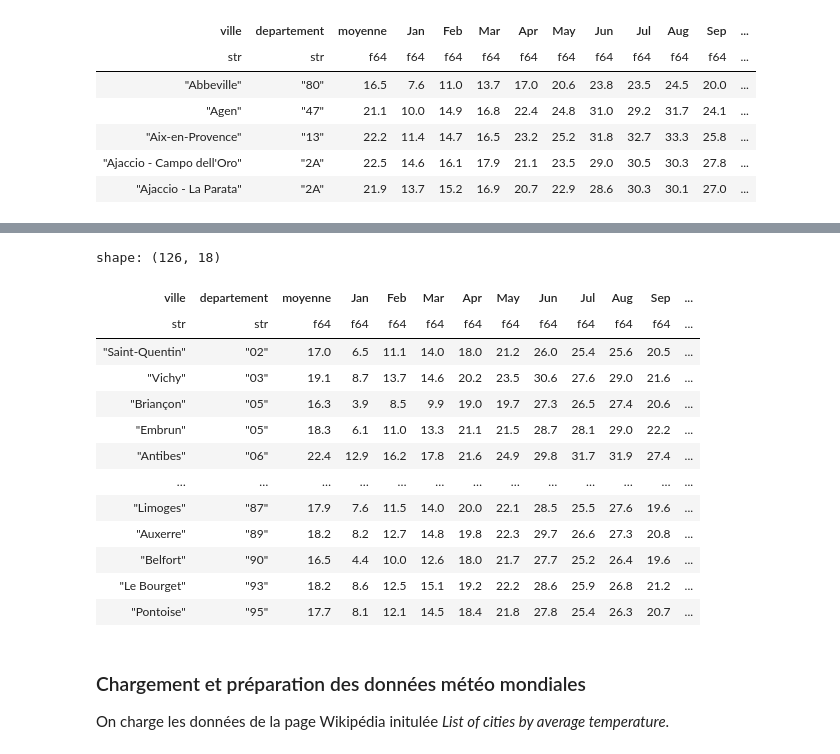
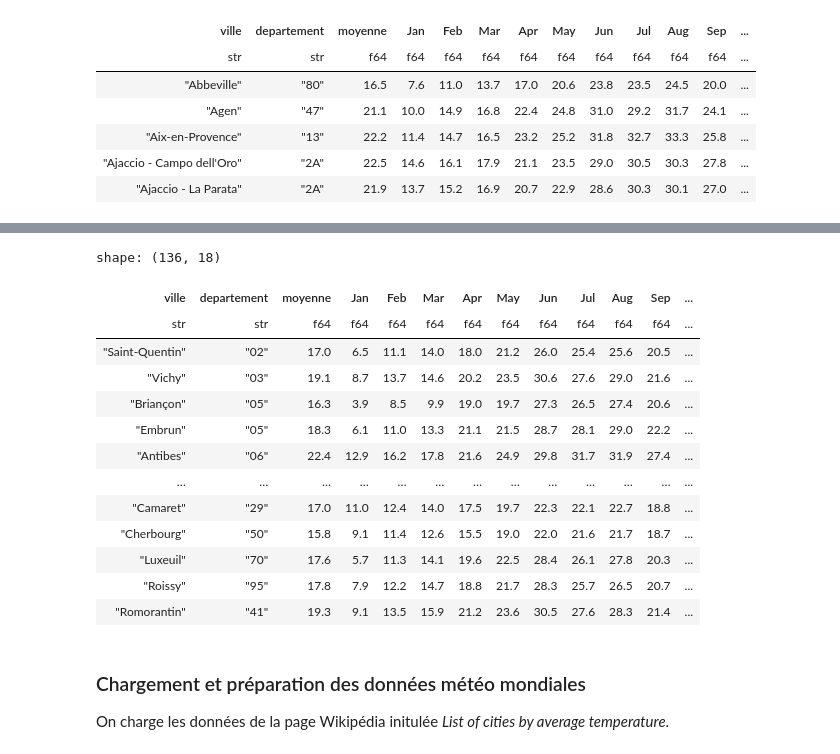
Before and after one commit to fran6w/pychenette, a Jupyter notebook: notebooks/Pychenette-9-Visualisation-de-la-carte-de-France-avec-les-villes-correspondant-aux-températures-extrêmes-moyennes.ipynb, the cells around one changed output, grey strips where cells are left out. Cells and saved outputs as stored; diff of their text form; code cells hidden in the pictures.

```diff
--- a/notebooks/Pychenette-9-Visualisation-de-la-carte-de-France-avec-les-villes-correspondant-aux-températures-extrêmes-moyennes.ipynb
+++ b/notebooks/Pychenette-9-Visualisation-de-la-carte-de-France-avec-les-villes-correspondant-aux-températures-extrêmes-moyennes.ipynb
@@ -48,6 +48,7 @@ def load_france_cities():
                      .filter(pl.col("dep_code").str.len_chars() == 2)  # métropole
                      .select("nom_standard", "dep_code", "latitude_centre", "longitude_centre", "population")
                      .rename({"nom_standard": "Commune", "latitude_centre": "lat", "longitude_centre": "lon"})
+                     .with_columns(Commune=pl.col("Commune").str.replace(" (Ville)", "", literal=True).str.replace("É", "E", literal=True))  # to help city name matching
                      .collect()
                     )
     return france_cities
@@ -151,45 +156,59 @@ On tente une correction pour les villes composées d'un seul mot et comportant p
 # %%
 def merge_france_temp_cities(france_temp, france_cities):
     months = "Jan Feb Mar Apr May Jun Jul Aug Sep Oct Nov Dec".split()
-    # manage missing cities
-    single_word_cities = france_cities.filter(pl.col("Commune").str.contains(r"^\w+$"), pl.col("population")>5_000)["Commune"].to_list()
-    missing_cities = sorted(set(single_word_cities).difference(set(france_temp["ville"])))
-    for city in missing_cities:
-        selection = france_temp.filter(pl.col("ville").str.starts_with(city))
+
+    # manage missing cities: france_cities (1 word) => france_temp (n words)
+    single_word_cities_dep = france_cities.filter(pl.col("Commune").str.contains(r"^\w+$"), pl.col("population")>5_000).select("Commune", "dep_code")
+    missing_cities = sorted(set(single_word_cities_dep["Commune"]).difference(set(france_temp["ville"])))
+    for city, dep in single_word_cities_dep.iter_rows():
+        if city not in missing_cities:
+            continue
+        selection = france_temp.filter(pl.col("ville").str.starts_with(city), pl.col("departement")==dep)
         match len(selection):
             case 1:
                 selection[0, "ville"] = city
             case 2:
                 mean = selection.mean()
                 mean[0, "ville"] = city
                 mean[0, "departement"] = selection[0, "departement"]
                 selection = mean
             case _:
                 selection = None
         if selection is not None:
-            france_temp = france_temp.vstack(selection)
+            france_temp = france_temp.vstack(selection)  # add 1 row with appropriate city name
 
-    france_temp_cities = france_temp.join(france_cities, left_on=["ville", "departement"], right_on=["Commune", "dep_code"], how="inner").drop_nulls()  # jointure sur nom + département
+    # manage missing cities: france_temp (1 word) => france_cities (n word)
+    single_word_cities_dep = france_temp.filter(pl.col("ville").str.contains(r"^\w+$")).select("ville", "departement")
+    missing_cities = sorted(set(single_word_cities_dep["ville"]).difference(set(france_cities["Commune"])))
+    for city, dep in single_word_cities_dep.iter_rows():
+        if city not in missing_cities:
+            continue
+        selection = france_cities.filter(pl.col("Commune").str.starts_with(city), pl.col("dep_code")==dep)
+        if len(selection)==1:
+            selection[0, "Commune"] = city
+            france_cities = france_cities.vstack(selection)  # add 1 row with appropriate city name
+
+    france_temp_cities = france_temp.join(france_cities, left_on=["departement", "ville"], right_on=["dep_code", "Commune"], how="inner").drop_nulls()  # jointure sur nom + département
     return france_temp_cities
 
 france_temp_min_cities = merge_france_temp_cities(france_temp_min, france_cities)
 france_temp_max_cities = merge_france_temp_cities(france_temp_max, france_cities)
 france_temp_max_cities
 # %% [output]
-shape: (126, 18)
+shape: (136, 18)
 | ville | departement | moyenne | Jan | Feb | Mar | Apr | May | Jun | Jul | Aug | Sep | ... |
 | str | str | f64 | f64 | f64 | f64 | f64 | f64 | f64 | f64 | f64 | f64 | ... |
 | "Saint-Quentin" | "02" | 17.0 | 6.5 | 11.1 | 14.0 | 18.0 | 21.2 | 26.0 | 25.4 | 25.6 | 20.5 | ... |
 | "Vichy" | "03" | 19.1 | 8.7 | 13.7 | 14.6 | 20.2 | 23.5 | 30.6 | 27.6 | 29.0 | 21.6 | ... |
 | "Briançon" | "05" | 16.3 | 3.9 | 8.5 | 9.9 | 19.0 | 19.7 | 27.3 | 26.5 | 27.4 | 20.6 | ... |
 | "Embrun" | "05" | 18.3 | 6.1 | 11.0 | 13.3 | 21.1 | 21.5 | 28.7 | 28.1 | 29.0 | 22.2 | ... |
 | "Antibes" | "06" | 22.4 | 12.9 | 16.2 | 17.8 | 21.6 | 24.9 | 29.8 | 31.7 | 31.9 | 27.4 | ... |
 | … | … | … | … | … | … | … | … | … | … | … | … | ... |
-| "Limoges" | "87" | 17.9 | 7.6 | 11.5 | 14.0 | 20.0 | 22.1 | 28.5 | 25.5 | 27.6 | 19.6 | ... |
-| "Auxerre" | "89" | 18.2 | 8.2 | 12.7 | 14.8 | 19.8 | 22.3 | 29.7 | 26.6 | 27.3 | 20.8 | ... |
-| "Belfort" | "90" | 16.5 | 4.4 | 10.0 | 12.6 | 18.0 | 21.7 | 27.7 | 25.2 | 26.4 | 19.6 | ... |
-| "Le Bourget" | "93" | 18.2 | 8.6 | 12.5 | 15.1 | 19.2 | 22.2 | 28.6 | 25.9 | 26.8 | 21.2 | ... |
-| "Pontoise" | "95" | 17.7 | 8.1 | 12.1 | 14.5 | 18.4 | 21.8 | 27.8 | 25.4 | 26.3 | 20.7 | ... |
+| "Camaret" | "29" | 17.0 | 11.0 | 12.4 | 14.0 | 17.5 | 19.7 | 22.3 | 22.1 | 22.7 | 18.8 | ... |
+| "Cherbourg" | "50" | 15.8 | 9.1 | 11.4 | 12.6 | 15.5 | 19.0 | 22.0 | 21.6 | 21.7 | 18.7 | ... |
+| "Luxeuil" | "70" | 17.6 | 5.7 | 11.3 | 14.1 | 19.6 | 22.5 | 28.4 | 26.1 | 27.8 | 20.3 | ... |
+| "Roissy" | "95" | 17.8 | 7.9 | 12.2 | 14.7 | 18.8 | 21.7 | 28.3 | 25.7 | 26.5 | 20.7 | ... |
+| "Romorantin" | "41" | 19.3 | 9.1 | 13.5 | 15.9 | 21.2 | 23.6 | 30.5 | 27.6 | 28.3 | 21.4 | ... |
 # %% [markdown]
 ### Chargement et préparation des données météo mondiales
 
```
Also changed, not shown: parts of 4 cells of this notebook.
